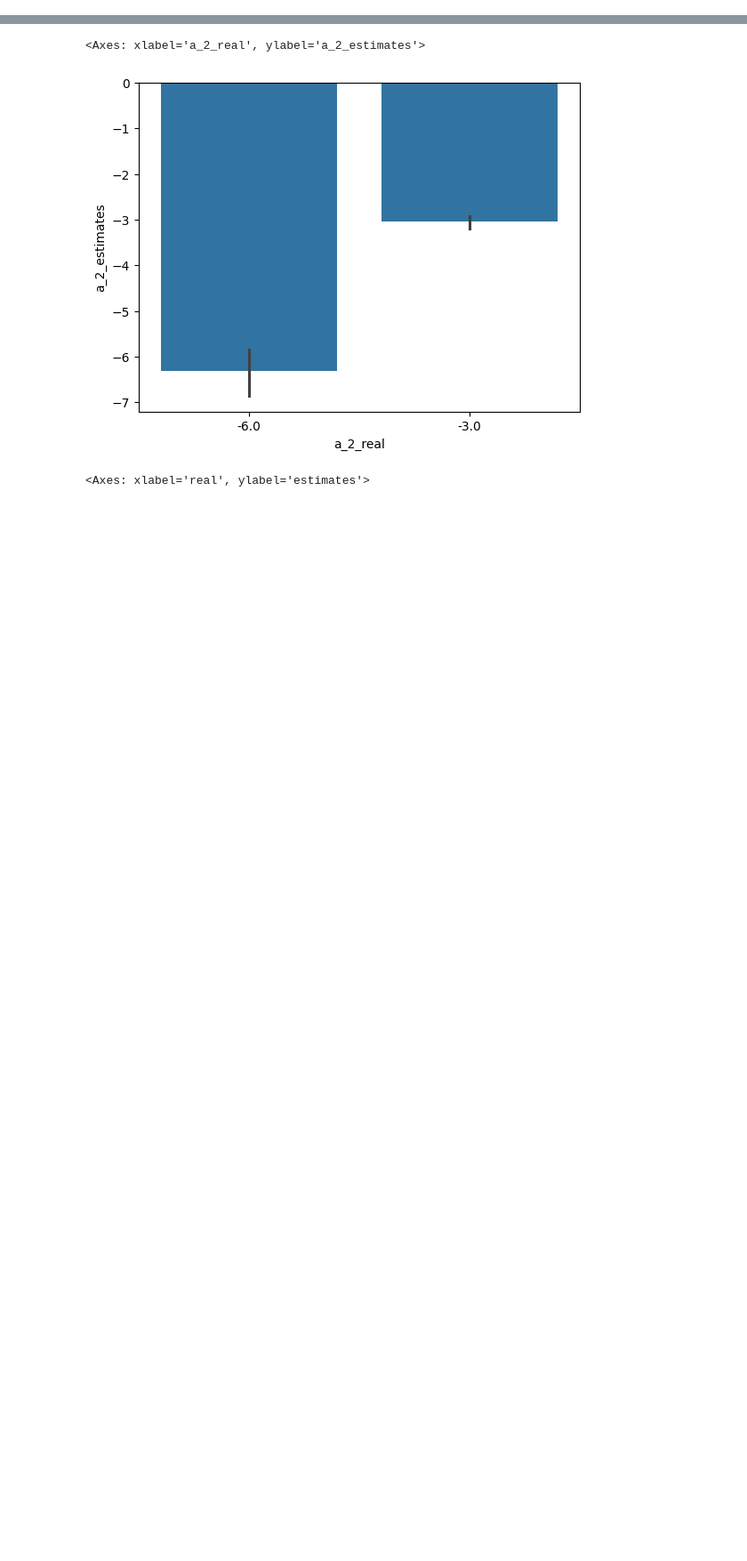
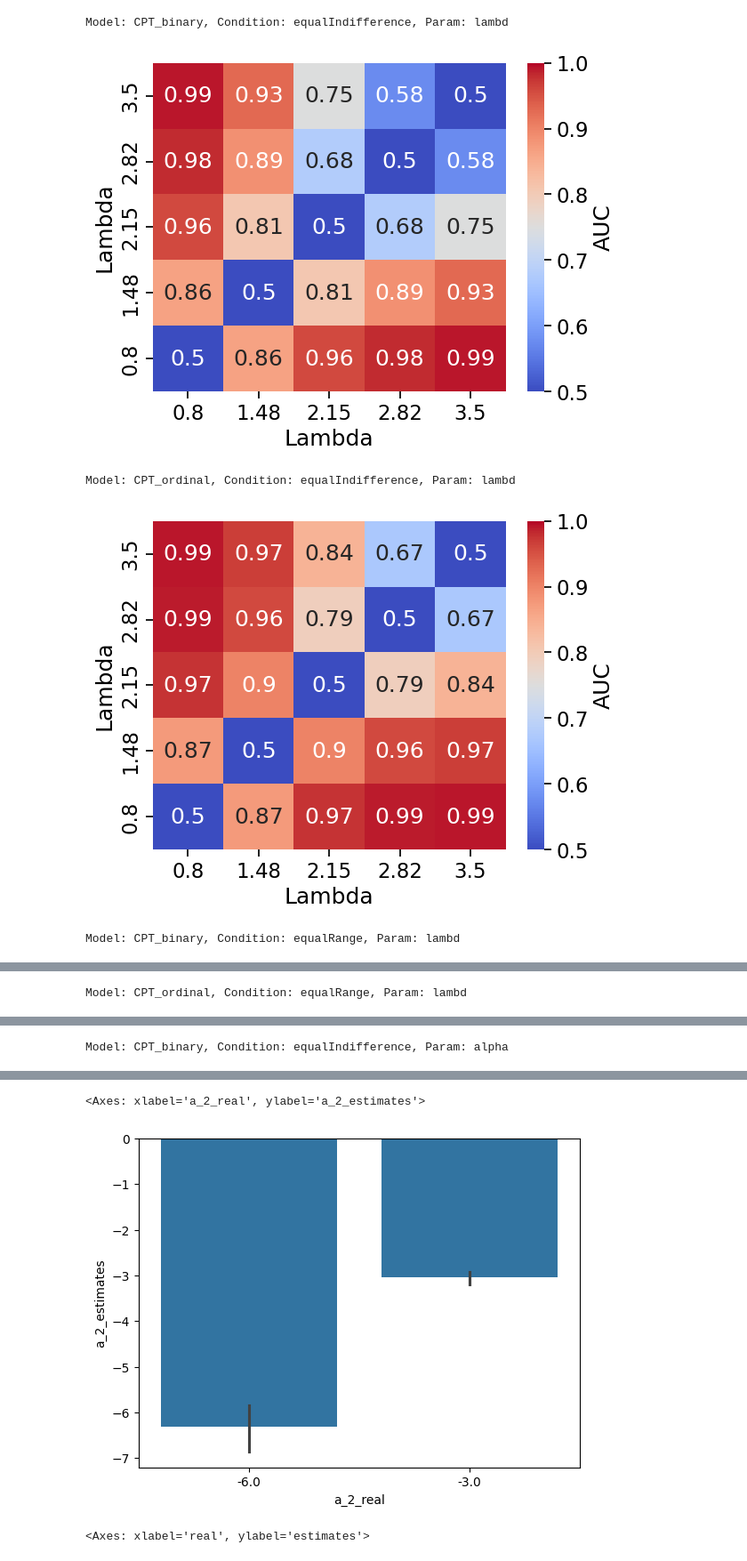
Before and after one commit to GusStgoReyes/riskyneuroarousal, a Jupyter notebook: data/0test.ipynb, the cells around one changed output, grey strips where cells are left out. Shown at 89% size. Saved outputs shown, nothing was run; the diff lists cells and outputs as text; code cells hidden in the pictures; blank space fills up the shorter version.

```diff
--- a/data/0test.ipynb
+++ b/data/0test.ipynb
@@ -49,0 +117,51 @@ final_df2 = pd.concat([est_df, real_df, cond_df], axis=1).reset_index()
+# %%
+params = ["lambd", "alpha"]
+conditions = ["equalIndifference", "equalRange"]
+results_2 = {"model" : [], "real_i" : [], "real_j" : [], "auc" : [], "param_name" : [], "condition" : []}
+for param in params:
+    for condition in conditions:
+        for m in ["CPT_binary", "CPT_ordinal"]:
+            f1 = df.query(f"param_names == '{param}' & condition == '{condition}' & model == '{m}'")
+            paramreal_vals = f1["real"].unique()
+            for i in range(len(paramreal_vals)):
+                for j in range(len(paramreal_vals)):
+                    pred_i = f1.query(f"real == {paramreal_vals[i]}")["estimates"].values
+                    pred_j = f1.query(f"real == {paramreal_vals[j]}")["estimates"].values
+                    auc = roc_auc_score([1] * len(pred_i) + [0] * len(pred_j), np.concatenate([pred_i, pred_j]))
+                    if auc < 0.5:
+                        auc = 1 - auc
+                    results_2["model"].append(m)
+                    results_2["real_i"].append(paramreal_vals[i])
+                    results_2["real_j"].append(paramreal_vals[j])
+                    results_2["auc"].append(auc)
+                    results_2["param_name"].append(param)
+                    results_2["condition"].append(condition)
+
+results_2_df = pd.DataFrame(results_2)
+# %%
+results_2_df["real_i"] = results_2_df["real_i"].round(2)
+results_2_df["real_j"] = results_2_df["real_j"].round(2)
+# %%
+for param in params:
+    for condition in conditions:
+        for m in ["CPT_binary", "CPT_ordinal"]:
+            print(f"Model: {m}, Condition: {condition}, Param: {param}")
+            hmap_data = results_2_df.query(f"condition == '{condition}' and param_name == '{param}' and model == '{m}'").groupby(['real_i', 'real_j'])['auc'].mean().unstack()
+            hmap_data = hmap_data.iloc[::-1]
+            sns.heatmap(hmap_data, cmap='coolwarm', cbar_kws={'label': 'AUC'}, vmin = 0.5, vmax = 1, annot = True)
+            # include values inside the heatmap
+
+            if param == "lambd":
+                plt.xlabel("Lambda")
+                plt.ylabel("Lambda")
+            else:
+                plt.xlabel("Alpha")
+                plt.ylabel("Alpha")
+
+            plt.show()
+# %% [output]
+Model: CPT_binary, Condition: equalIndifference, Param: lambd
+[figure, added]
+Model: CPT_ordinal, Condition: equalIndifference, Param: lambd
+[figure, added]
+Model: CPT_binary, Condition: equalRange, Param: lambd
@@ -49,0 +169 @@ final_df2 = pd.concat([est_df, real_df, cond_df], axis=1).reset_index()
+Model: CPT_ordinal, Condition: equalRange, Param: lambd
@@ -49,0 +171 @@ final_df2 = pd.concat([est_df, real_df, cond_df], axis=1).reset_index()
+Model: CPT_binary, Condition: equalIndifference, Param: alpha
```
Also changed, not shown: parts of 22 cells of this notebook, 4 other files.
